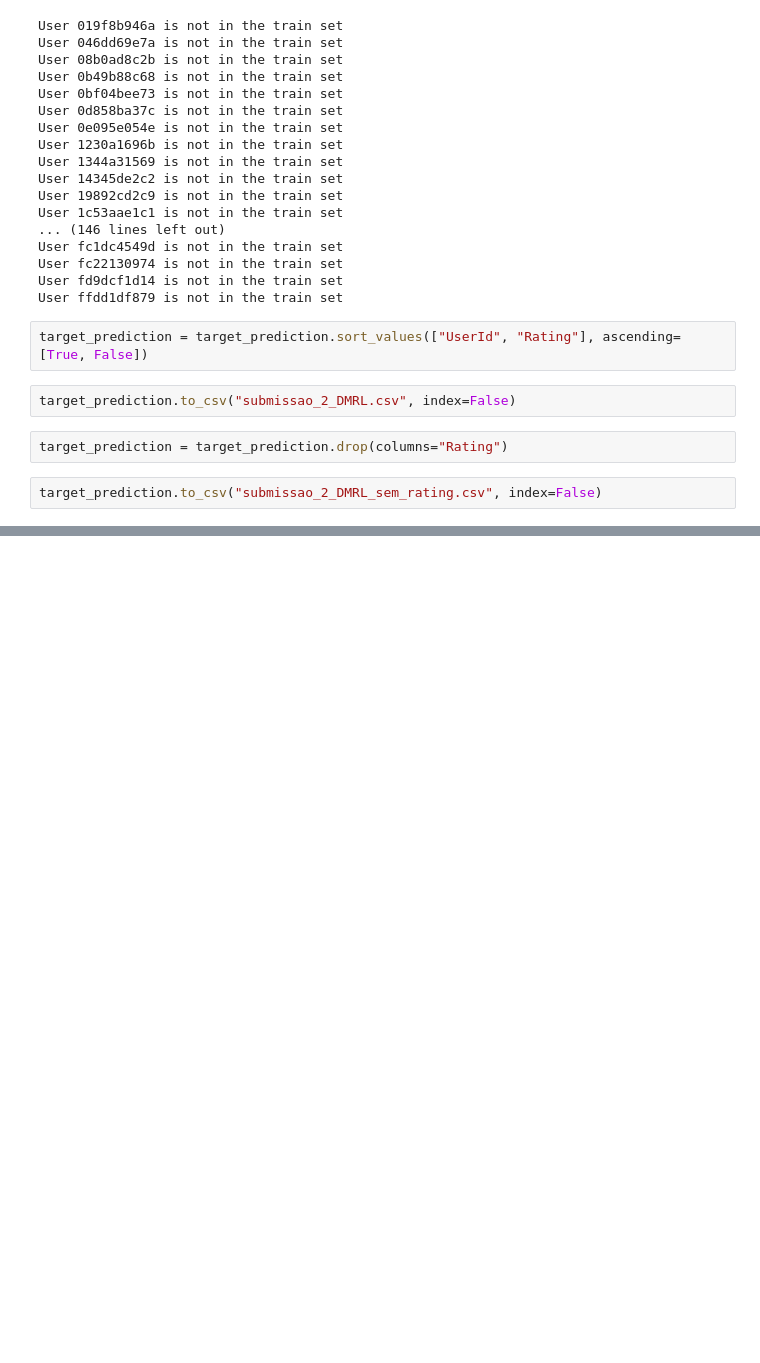
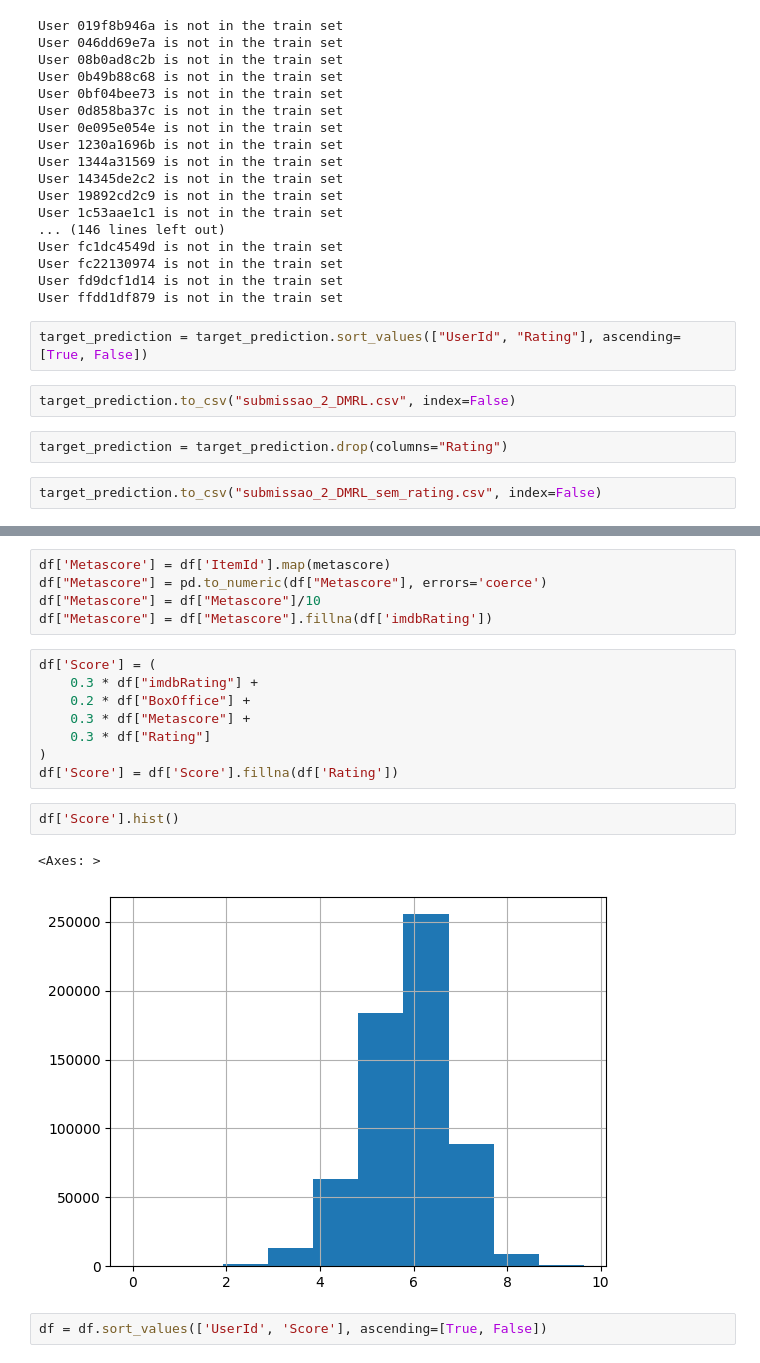
Before and after one commit to MatheusBorgesFaria/Rec-Sys-TP2, a Jupyter notebook: DMRL.ipynb, the cells around one changed output, grey strips where cells are left out. Saved outputs shown, nothing was run; the diff lists cells and outputs as text; blank space fills up the shorter version.

```diff
--- a/DMRL.ipynb
+++ b/DMRL.ipynb
@@ -318,0 +311,20 @@ df_ordered.to_csv('submissao_2_with_imdb.csv', index=False)
+# %%
+df['Metascore'] = df['ItemId'].map(metascore)
+df["Metascore"] = pd.to_numeric(df["Metascore"], errors='coerce')
+df["Metascore"] = df["Metascore"]/10
+df["Metascore"] = df["Metascore"].fillna(df['imdbRating'])
+# %%
+df['Score'] = (
+    0.3 * df["imdbRating"] +
+    0.2 * df["BoxOffice"] +
+    0.3 * df["Metascore"] +
+    0.3 * df["Rating"]
+)
+df['Score'] = df['Score'].fillna(df['Rating'])
+# %%
+df['Score'].hist()
+# %% [output]
+<Axes: >
+[figure, added]
+# %%
+df = df.sort_values(['UserId', 'Score'], ascending=[True, False])
```
Also changed, not shown: parts of 9 cells of this notebook, 27 other files.
